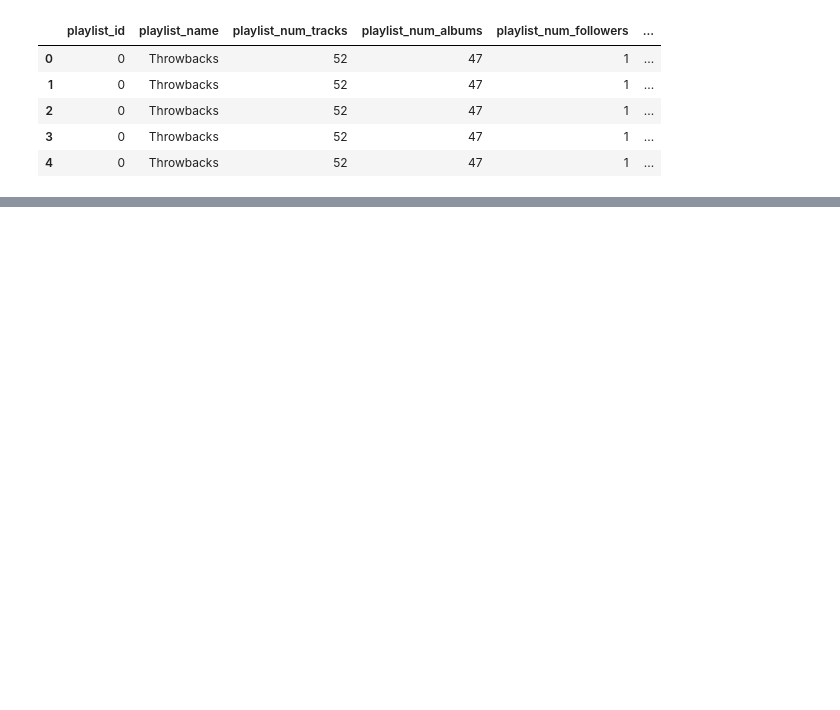
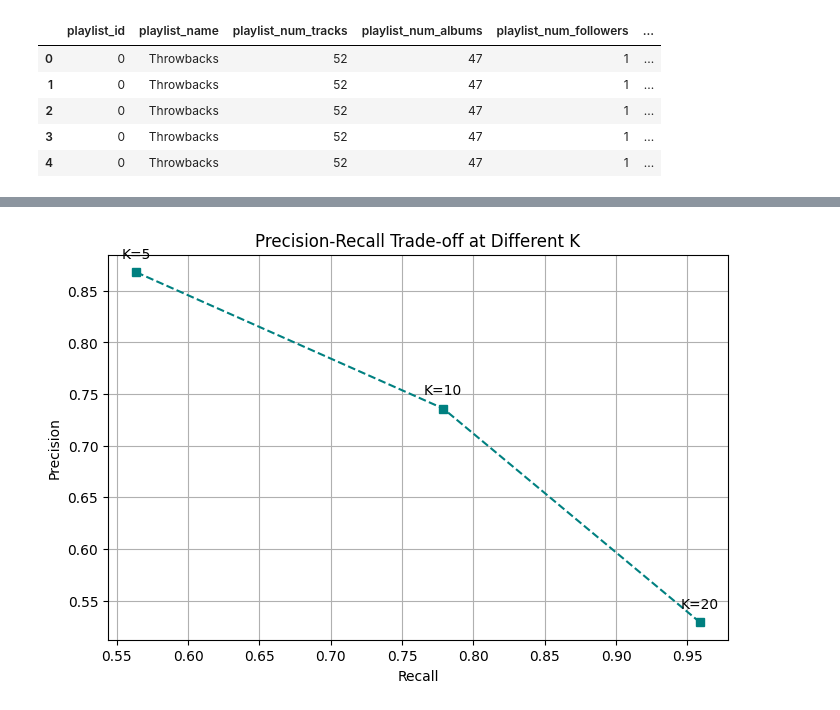
Before and after one commit to Pawan-Pokhrel/Music-Playlist-Recommender-System, a Jupyter notebook: Hybrid_Music_Recommender.ipynb, the cells around one changed output, grey strips where cells are left out. Drawn from its saved outputs; the diff is of its cells as text; code cells hidden in the pictures; blank space fills up the shorter version.

```diff
--- a/Hybrid_Music_Recommender.ipynb
+++ b/Hybrid_Music_Recommender.ipynb
@@ -242,0 +491,18 @@ recommend_tracks(sample_playlist_id)
+# %%
+# --- 2. Precision-Recall Curve (Simulated for Recommendation) ---
+# Evaluating trade-off at different K
+ks = [5, 10, 20]
+precisions = [metrics[f'Precision@{k}'] for k in ks]
+recalls = [metrics[f'Recall@{k}'] for k in ks]
+
+plt.figure(figsize=(8, 5))
+plt.plot(recalls, precisions, marker='s', linestyle='--', color='teal')
+plt.title('Precision-Recall Trade-off at Different K')
+plt.xlabel('Recall')
+plt.ylabel('Precision')
+for i, k in enumerate(ks):
+    plt.annotate(f'K={k}', (recalls[i], precisions[i]), textcoords="offset points", xytext=(0,10), ha='center')
+plt.grid(True)
+plt.show()
+# %% [output]
+[figure, added]
```
Also changed, not shown: parts of 37 cells of this notebook.
